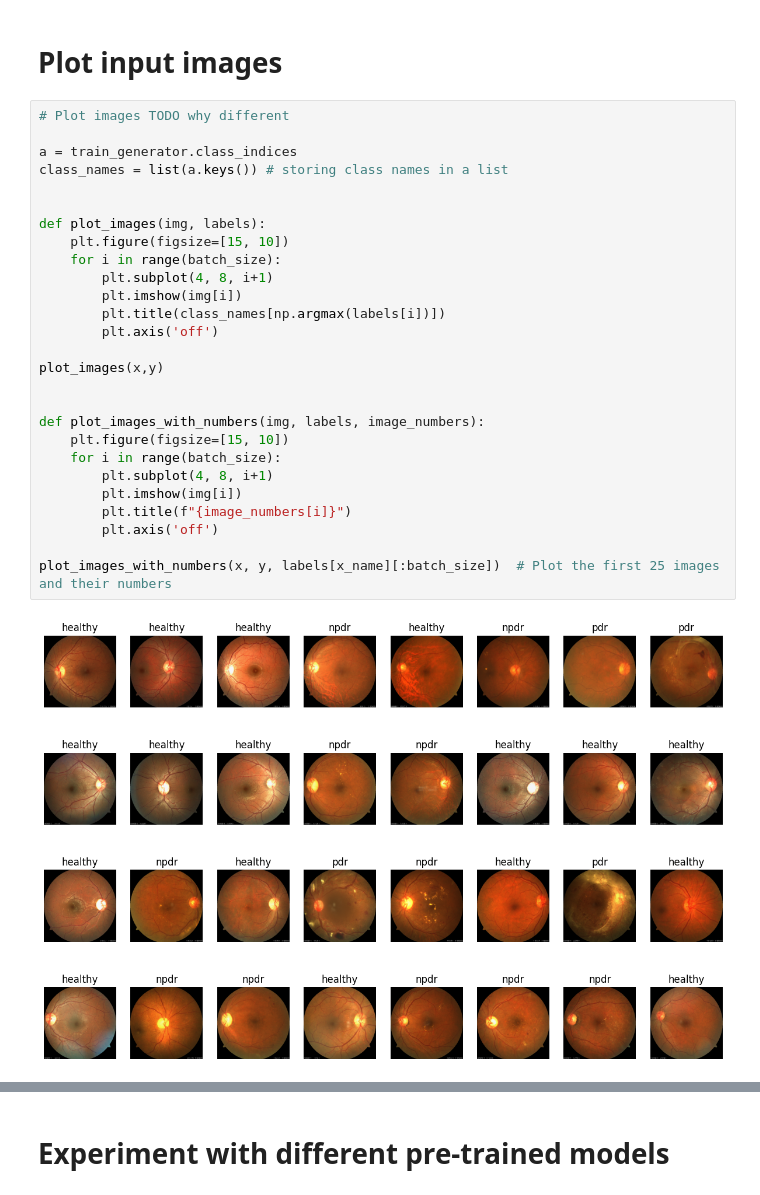
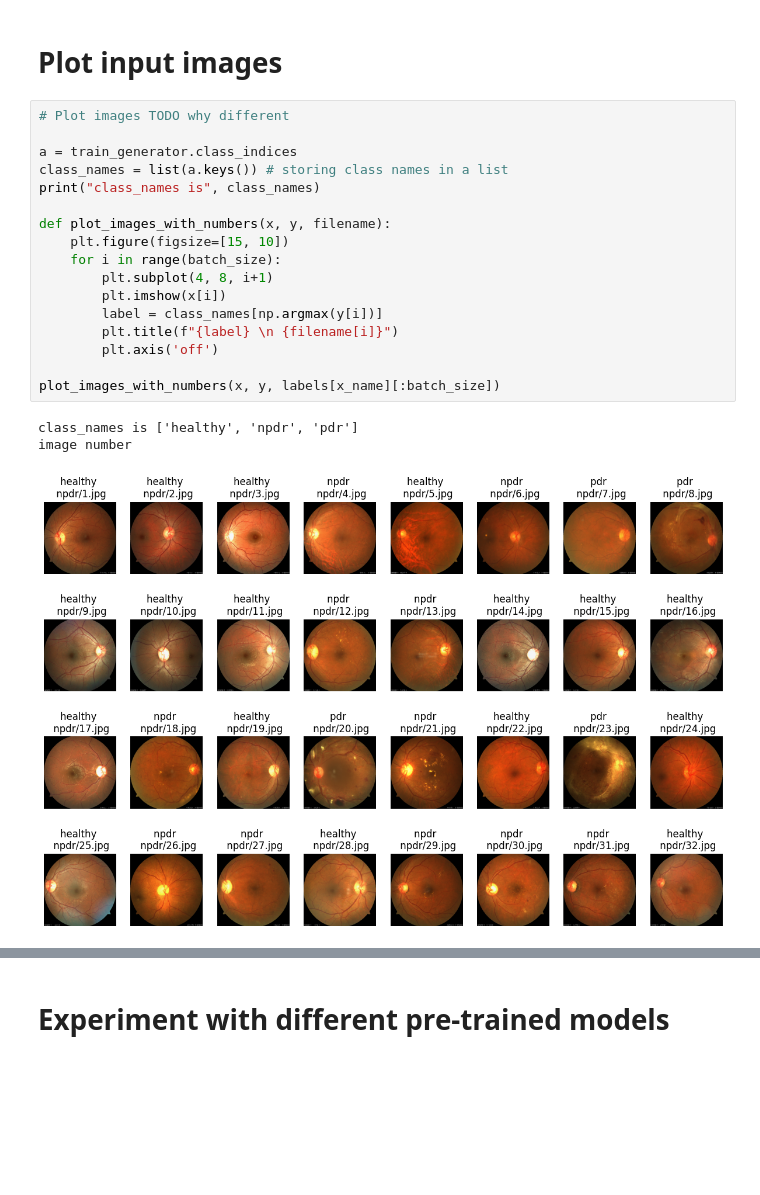
Before and after one commit to yiyangjessieyu/Deep-Learning-Image-Classifier, a Jupyter notebook: create_model.ipynb, the cells around one changed output, grey strips where cells are left out. Drawn from its saved outputs; the diff is of its cells as text; blank space fills up the shorter version.

```diff
--- a/create_model.ipynb
+++ b/create_model.ipynb
@@ -161,29 +161,21 @@ Found 6 validated image filenames belonging to 3 classes.
 # %%
 # Plot images TODO why different
 
 a = train_generator.class_indices
 class_names = list(a.keys()) # storing class names in a list
+print("class_names is", class_names)
 
-
-def plot_images(img, labels):
-	plt.figure(figsize=[15, 10])
-	for i in range(batch_size):
-		plt.subplot(4, 8, i+1)
-		plt.imshow(img[i])
-		plt.title(class_names[np.argmax(labels[i])])
-		plt.axis('off')
-
-plot_images(x,y)
-
-
-def plot_images_with_numbers(img, labels, image_numbers):
+def plot_images_with_numbers(x, y, filename):
     plt.figure(figsize=[15, 10])
     for i in range(batch_size):
         plt.subplot(4, 8, i+1)
-        plt.imshow(img[i])
-        plt.title(f"{image_numbers[i]}")
+        plt.imshow(x[i])
+        label = class_names[np.argmax(y[i])]
+        plt.title(f"{label} \n {filename[i]}")
         plt.axis('off')
 
-plot_images_with_numbers(x, y, labels[x_name][:batch_size])  # Plot the first 25 images and their numbers
+plot_images_with_numbers(x, y, labels[x_name][:batch_size])
 # %% [output]
+class_names is ['healthy', 'npdr', 'pdr']
+image number
-[figure, old version]
+[figure, new version]
```
Also changed, not shown: parts of 6 cells of this notebook.
